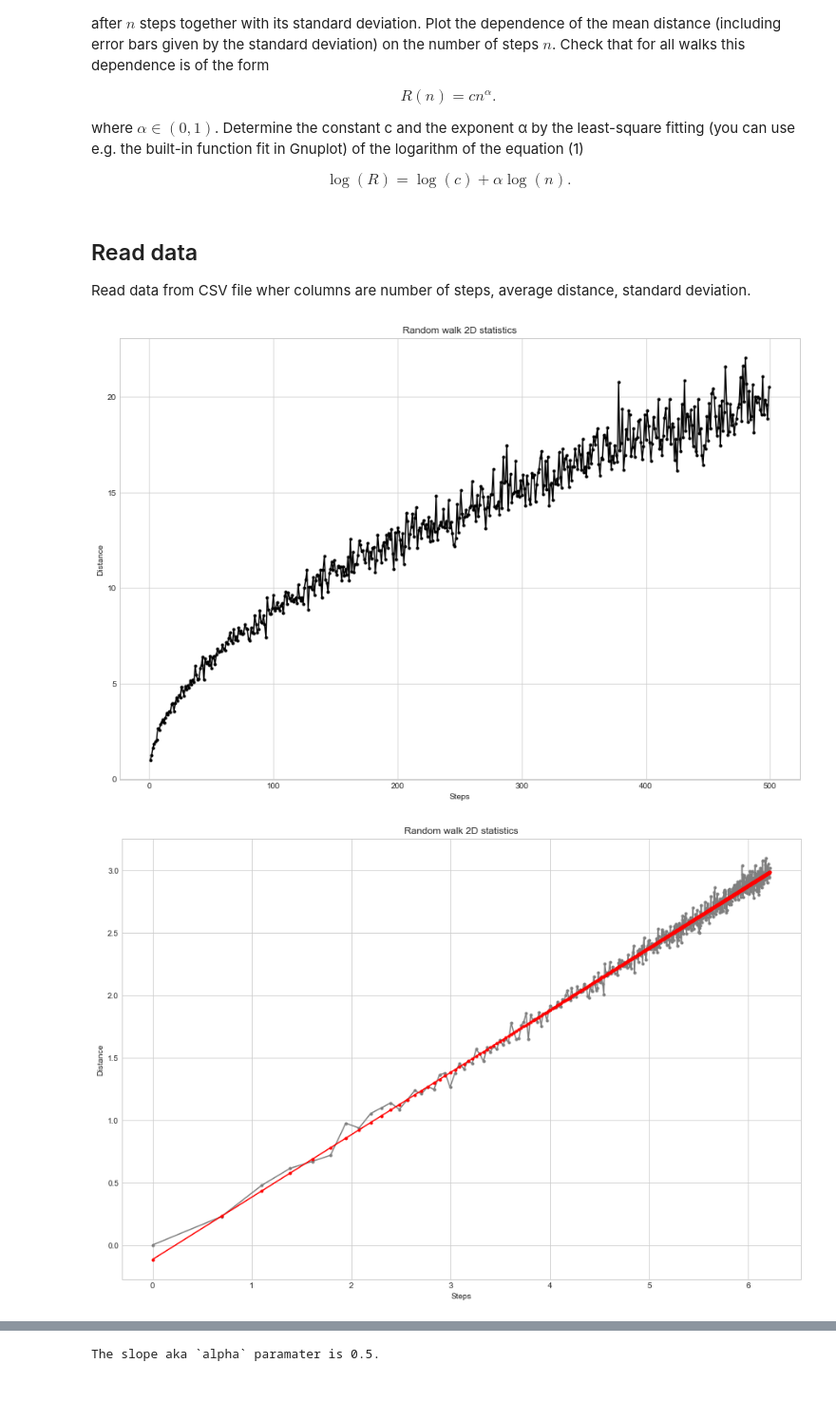
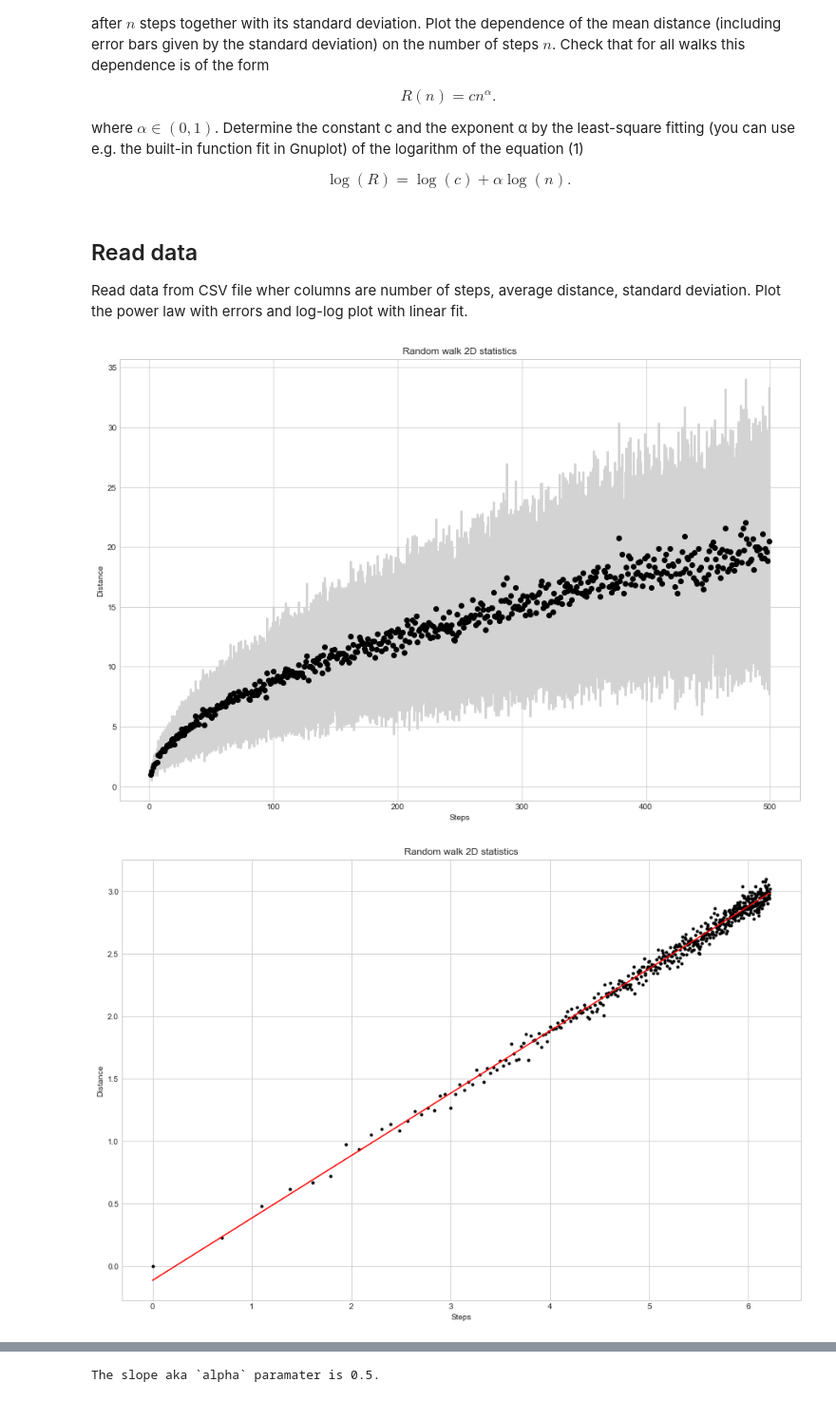
Before and after one commit to 4e1e0603/01, a Jupyter notebook: source/random_walk.ipynb, the cells around one changed output, grey strips where cells are left out. Shown at 95% size. Cells and saved outputs as stored; diff of their text form; code cells hidden in the pictures.

Commit message:
Update plots

```diff
--- a/source/random_walk.ipynb
+++ b/source/random_walk.ipynb
@@ -27,14 +27,14 @@ output_path = Path("../output")
 # %% [markdown]
 ## Read data
 
-Read data from CSV file wher columns are number of steps, average distance, standard deviation.
+Read data from CSV file wher columns are number of steps, average distance, standard deviation. Plot the  power law with errors and log-log plot with linear fit.
 # %%
 data = pd.read_csv("../output/data.csv", sep=",", usecols=["N", "R", "E"], header=0)
 X, Y, E = data["N"], data["R"], data["E"]
 # %%
 plt.figure(figsize=(15, 10))
 
-plt.plot(X, Y,  color='black', marker=".")
+plt.errorbar(X, Y, yerr=E, fmt='o', color='black', ecolor='lightgray', elinewidth=3, capsize=0)
 
 plt.xlabel("Steps")
 plt.ylabel("Distance")
@@ -43,20 +43,20 @@ plt.title("Random walk 2D statistics")
 plt.savefig(output_path / "RandomWalk2DStatistics1.png")
 plt.show()
 # %% [output]
-[figure, old version]
+[figure, new version]
 # %%
 plt.figure(figsize=(15, 10))
 
-plt.plot(np.log(X), np.log(Y),  color='gray', marker=".")
+plt.plot(np.log(X), np.log(Y), "k.")
 
 m, b = np.polyfit(np.log(X), np.log(Y), 1)
-plt.plot(np.log(X), m * np.log(X) + b,  color='red', marker=".")
+plt.plot(np.log(X), m * np.log(X) + b,  "r-")
 
 plt.xlabel("Steps")
 plt.ylabel("Distance")
 plt.title("Random walk 2D statistics")
 
 plt.savefig(output_path / "RandomWalk2DStatistics2.png")
 plt.show()
 # %% [output]
-[figure, old version]
+[figure, new version]
```
Also changed, not shown: parts of 1 cell of this notebook, 5 other files.
